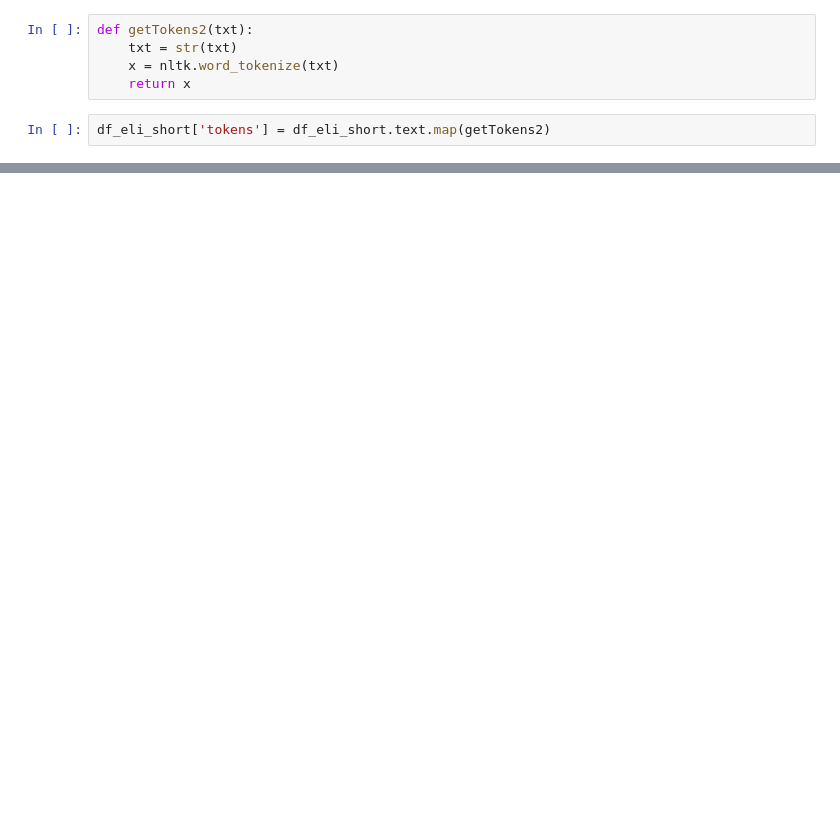
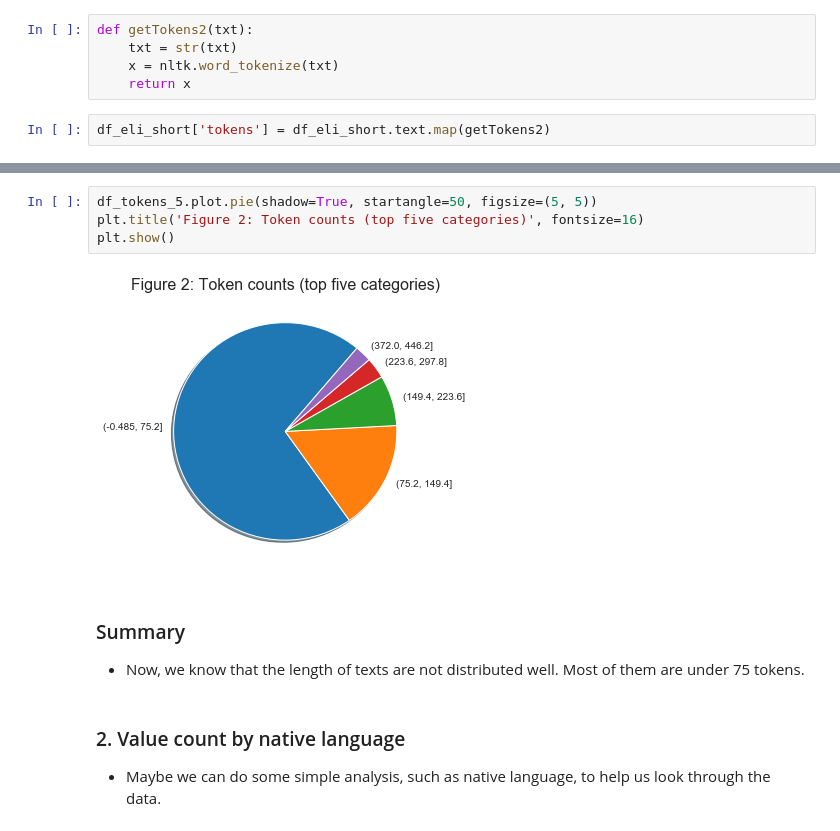
Before and after one commit to Data-Science-for-Linguists-2019/Spell-Checker, a Jupyter notebook: ELI_data_frame.ipynb, the cells around one changed output, grey strips where cells are left out. Drawn from its saved outputs; the diff is of its cells as text; blank space fills up the shorter version.

```diff
--- a/ELI_data_frame.ipynb
+++ b/ELI_data_frame.ipynb
@@ -232,0 +307,13 @@ df_eli_short.head()
+# %%
+df_tokens_5.plot.pie(shadow=True, startangle=50, figsize=(5, 5))
+plt.title('Figure 2: Token counts (top five categories)', fontsize=16)
+plt.show()
+# %% [output]
+[figure, added]
+# %% [markdown]
+### Summary
+
+- Now, we know that the length of texts are not distributed well. Most of them are under 75 tokens.
+# %% [markdown]
+### 2. Value count by native language
+- Maybe we can do some simple analysis, such as native language, to help us look through the data.
```
Also changed, not shown: parts of 19 cells of this notebook.
